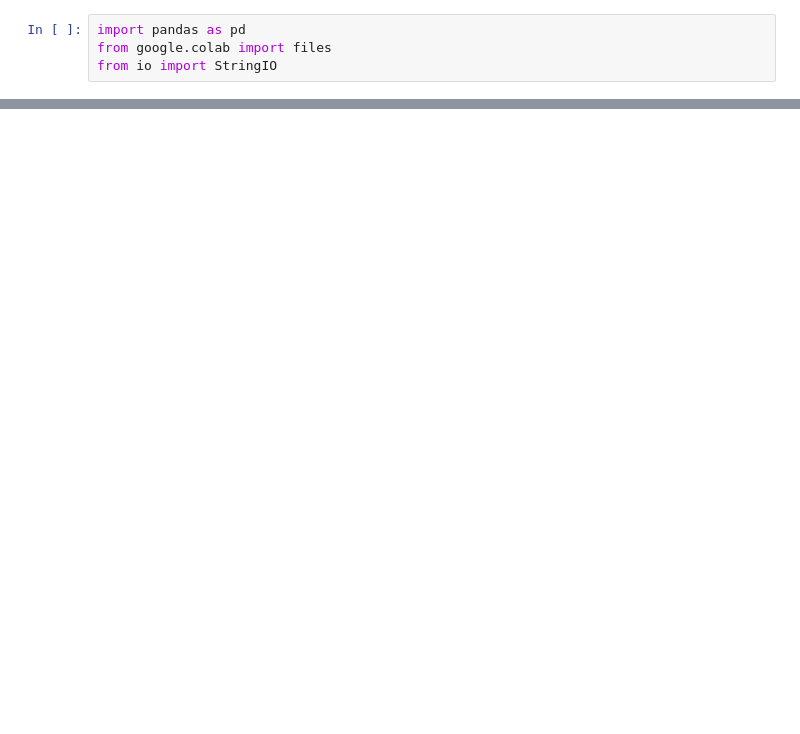
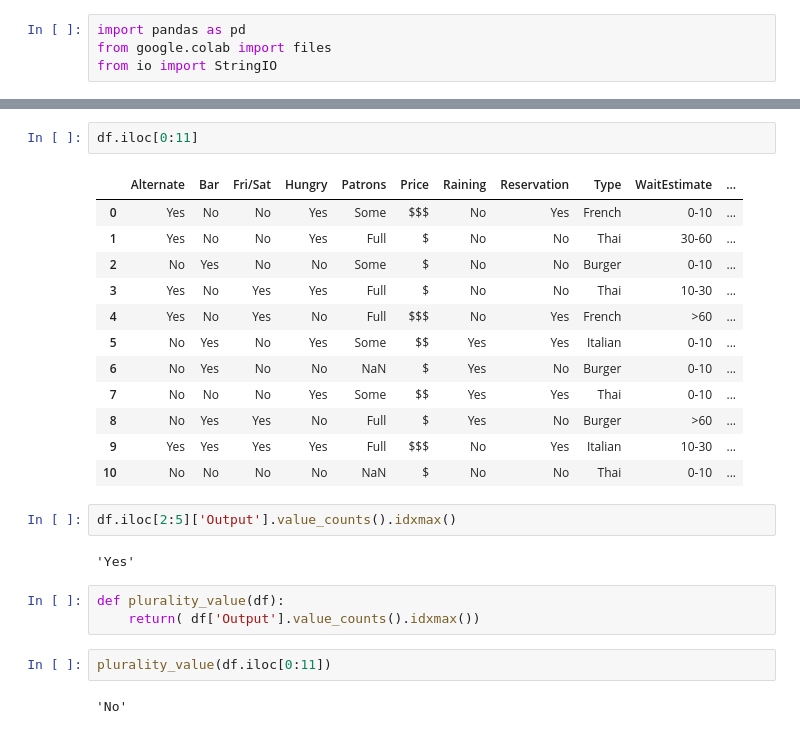
Before and after one commit to awaldis/ai-notes, a Jupyter notebook: restaurant_decision_tree.ipynb, the cells around one changed output, grey strips where cells are left out. Saved outputs shown, nothing was run; the diff lists cells and outputs as text; blank space fills up the shorter version.

Commit message:
Add plurality_value function

```diff
--- a/restaurant_decision_tree.ipynb
+++ b/restaurant_decision_tree.ipynb
@@ -34,0 +61,26 @@ pd.read_csv(StringIO(uploaded['restaurant (2).csv'].decode() ))
+# %%
+df.iloc[0:11]
+# %% [output]
+|  | Alternate | Bar | Fri/Sat | Hungry | Patrons | Price | Raining | Reservation | Type | WaitEstimate | ... |
+| 0 | Yes | No | No | Yes | Some | $$$ | No | Yes | French | 0-10 | ... |
+| 1 | Yes | No | No | Yes | Full | $ | No | No | Thai | 30-60 | ... |
+| 2 | No | Yes | No | No | Some | $ | No | No | Burger | 0-10 | ... |
+| 3 | Yes | No | Yes | Yes | Full | $ | No | No | Thai | 10-30 | ... |
+| 4 | Yes | No | Yes | No | Full | $$$ | No | Yes | French | >60 | ... |
+| 5 | No | Yes | No | Yes | Some | $$ | Yes | Yes | Italian | 0-10 | ... |
+| 6 | No | Yes | No | No | NaN | $ | Yes | No | Burger | 0-10 | ... |
+| 7 | No | No | No | Yes | Some | $$ | Yes | Yes | Thai | 0-10 | ... |
+| 8 | No | Yes | Yes | No | Full | $ | Yes | No | Burger | >60 | ... |
+| 9 | Yes | Yes | Yes | Yes | Full | $$$ | No | Yes | Italian | 10-30 | ... |
+| 10 | No | No | No | No | NaN | $ | No | No | Thai | 0-10 | ... |
+# %%
+df.iloc[2:5]['Output'].value_counts().idxmax()
+# %% [output]
+'Yes'
+# %%
+def plurality_value(df):
+    return( df['Output'].value_counts().idxmax())
+# %%
+plurality_value(df.iloc[0:11])
+# %% [output]
+'No'
```
Also changed, not shown: parts of 11 cells of this notebook.
